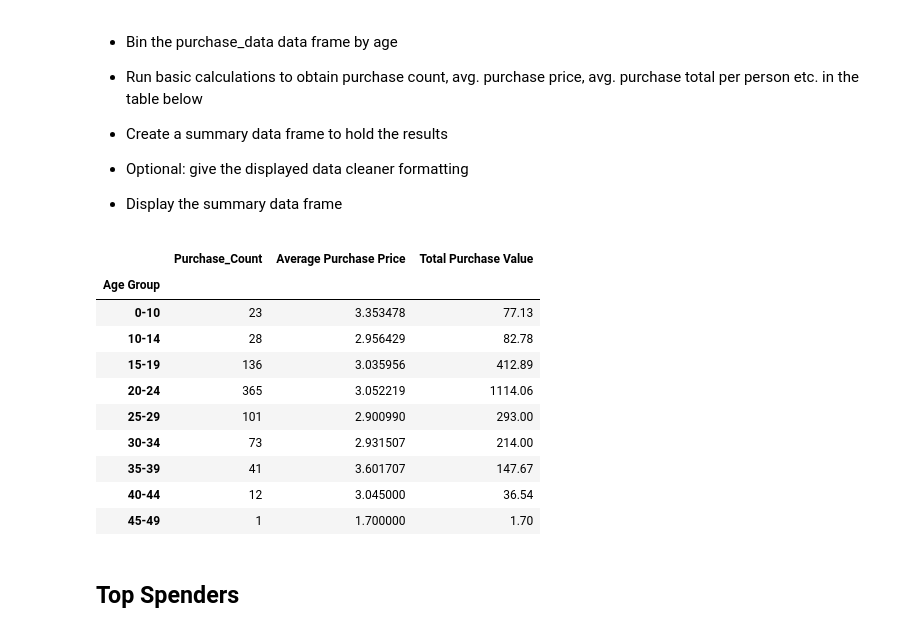
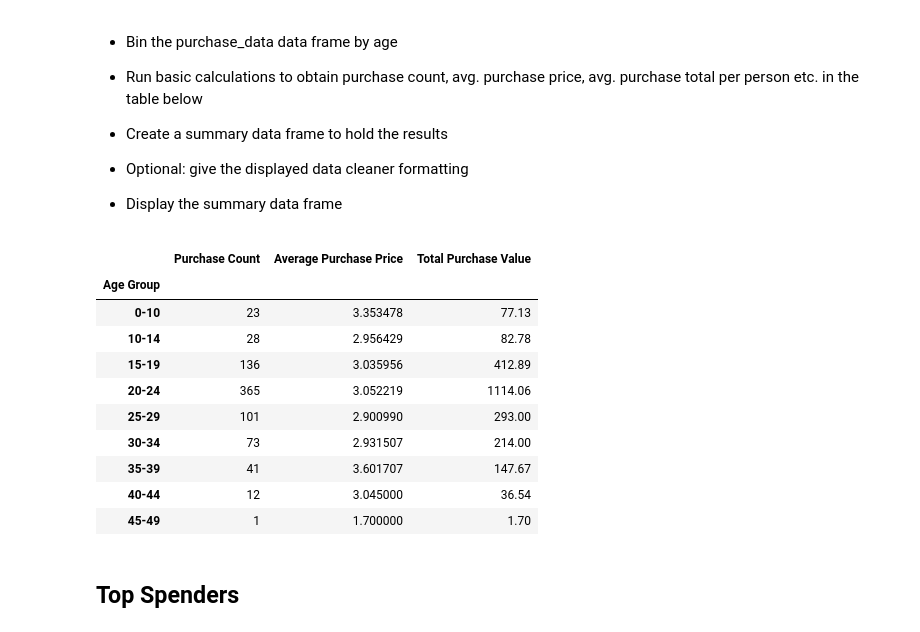
Before and after one commit to ruthhinkle/pandas-challenge, a Jupyter notebook: HeroesOfPymoli_RUTH.ipynb, the cells around one changed output. Saved outputs shown, nothing was run; the diff lists cells and outputs as text; code cells hidden in the pictures.

```diff
--- a/HeroesOfPymoli_RUTH.ipynb
+++ b/HeroesOfPymoli_RUTH.ipynb
@@ -337,28 +259,29 @@ age_demographics_df
 
 * Display the summary data frame
 # %%
-# age_summary_df
+# PART 5B: Purchasing Analysis by Age Group
+
 # Find average purchase price by age group
-age_group_average = age_data_df['Price'].mean()
+average_price_age = age_data_df['Price'].mean()
 # age_group_average
 
 # Count Total Number of Purchase
-age_total_purchase = age_data_df['Price'].count()
+purchase_count_age = age_data_df['Price'].count()
 # age_total_purchase
 
 # Sum price column to get total revenue
-age_revenue = age_data_df['Price'].sum()
+purchase_value_age = age_data_df['Price'].sum()
 # age_group_sum_price
 
 # Average purchase total per age group
 # %%
 age_summary_df = pd.DataFrame(
-    { "Purchase Count": age_total_purchase,
-     "Average Purchase Price": age_group_average,
-     "Total Purchase Value": age_revenue })
+    { "Purchase Count": purchase_count_age,
+     "Average Purchase Price": average_price_age,
+     "Total Purchase Value": purchase_value_age })
 age_summary_df
 # %% [output]
-|  | Purchase_Count | Average Purchase Price | Total Purchase Value |
+|  | Purchase Count | Average Purchase Price | Total Purchase Value |
 | Age Group |  |  |  |
 | 0-10 | 23 | 3.353478 | 77.13 |
 | 10-14 | 28 | 2.956429 | 82.78 |
```
Also changed, not shown: parts of 15 cells of this notebook.
